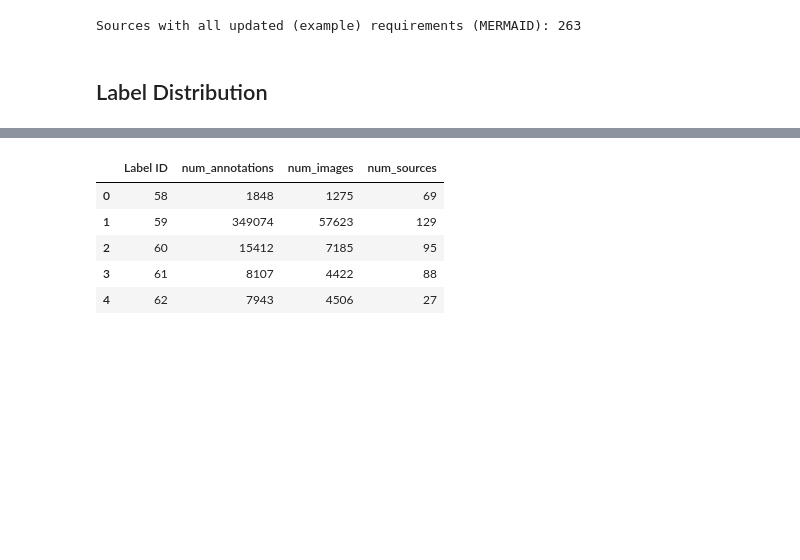
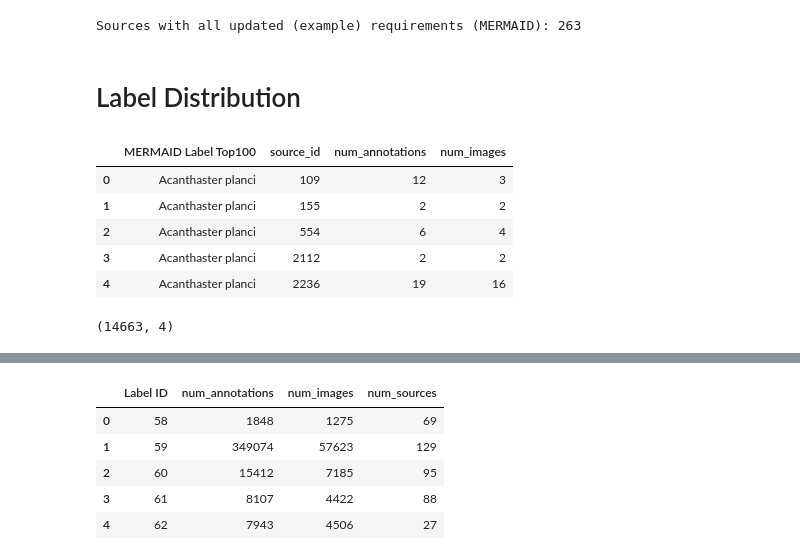
Before and after one commit to data-mermaid/mermaid-segmentation, a Jupyter notebook: nbs/EDA/coralnet_eda_validated.ipynb, the cells around one changed output, grey strips where cells are left out. Cells and saved outputs as stored; diff of their text form; code cells hidden in the pictures; blank space fills up the shorter version.

Commit message:
🚧Updated with MERMAID_label_per_source distribution calculation

```diff
--- a/nbs/EDA/coralnet_eda_validated.ipynb
+++ b/nbs/EDA/coralnet_eda_validated.ipynb
@@ -335,4 +335,27 @@ print(f"Sources with all updated (example) requirements (MERMAID): {((df_source[
 # %% [output]
 Sources with all updated (example) requirements (MERMAID): 263
 # %% [markdown]
-## Label Distribution
+# Label Distribution
+# %%
+label_source_id_summary_MERMAID = (
+    df_annotations
+    .groupby(["MERMAID Label Top100", "source_id"])
+    .agg(
+        num_annotations=("MERMAID Label Top100", "size"),
+        num_images=("image_id", "nunique"),
+    )
+    .reset_index()
+)
+
+label_source_id_summary_MERMAID.head()
+# %% [output]
+|  | MERMAID Label Top100 | source_id | num_annotations | num_images |
+| 0 | Acanthaster planci | 109 | 12 | 3 |
+| 1 | Acanthaster planci | 155 | 2 | 2 |
+| 2 | Acanthaster planci | 554 | 6 | 4 |
+| 3 | Acanthaster planci | 2112 | 2 | 2 |
+| 4 | Acanthaster planci | 2236 | 19 | 16 |
+# %%
+label_source_id_summary_MERMAID.shape
+# %% [output]
+(14663, 4)
```
Also changed, not shown: parts of 1 cell of this notebook.
